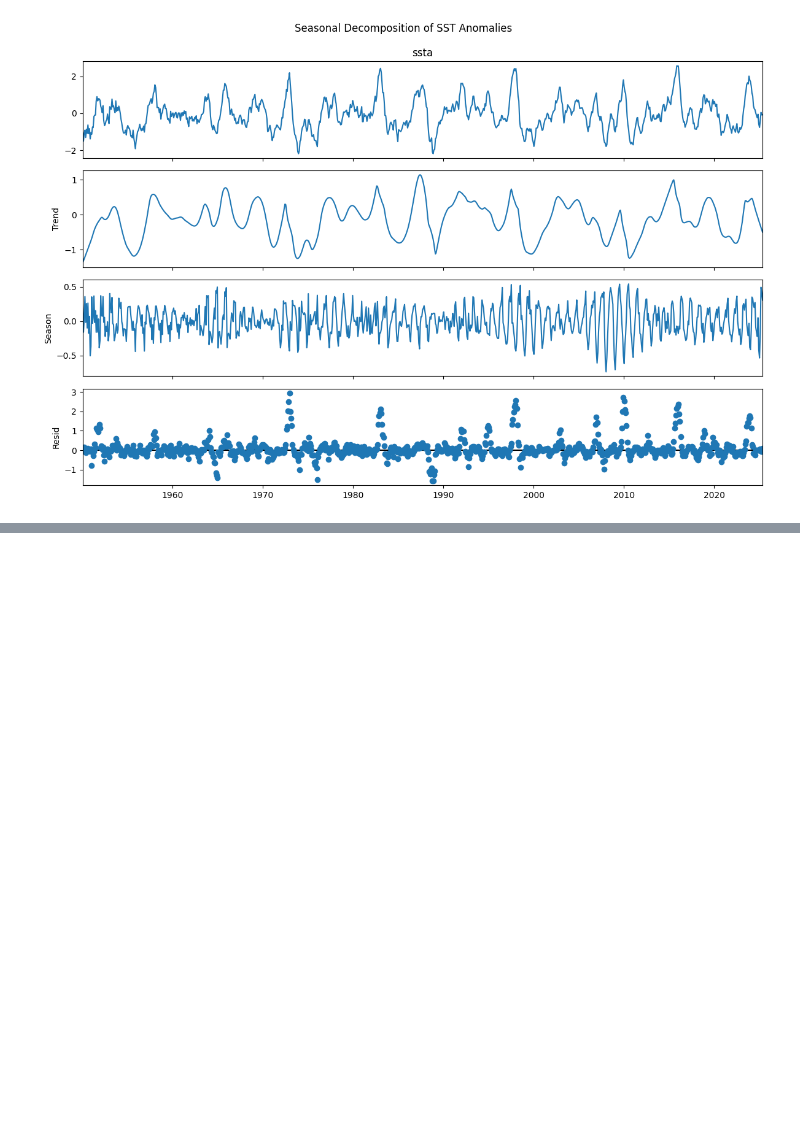
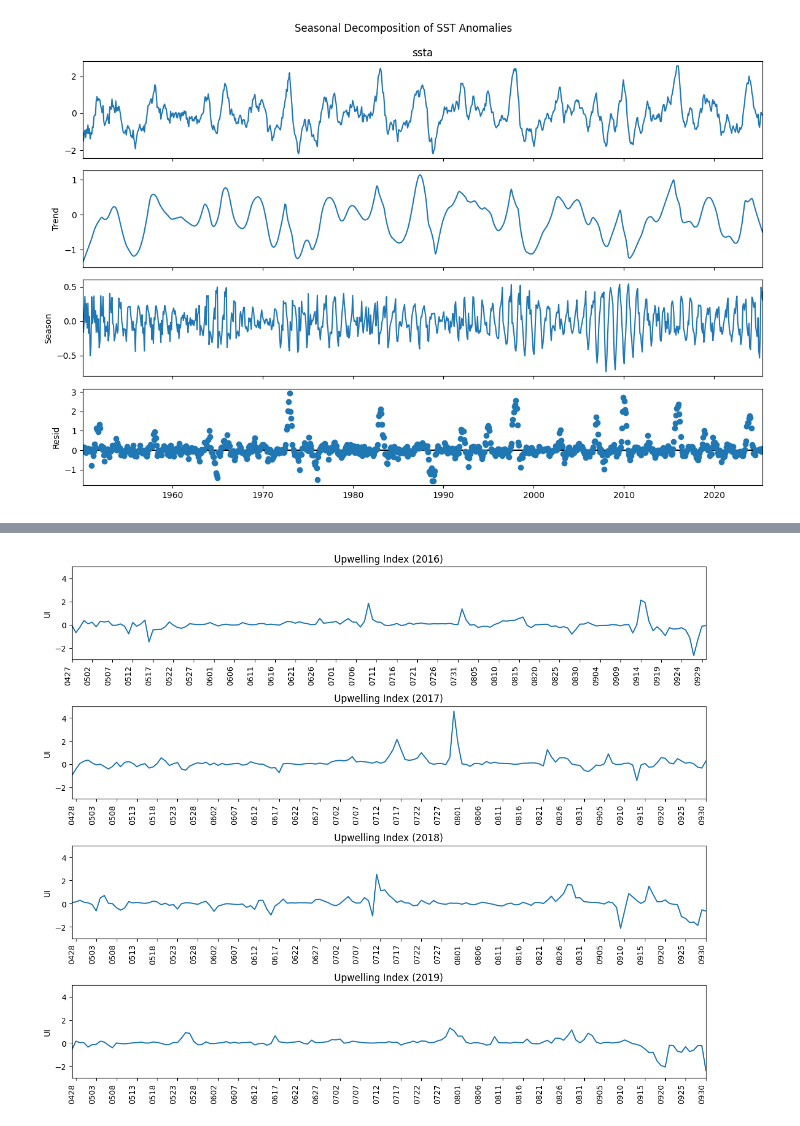
Before and after one commit to ODBapp/2025_NODASS_workshop, a Jupyter notebook: src/odb.ipynb, the cells around one changed output, grey strips where cells are left out. Saved outputs shown, nothing was run; the diff lists cells and outputs as text; code cells hidden in the pictures; blank space fills up the shorter version.

```diff
--- a/src/odb.ipynb
+++ b/src/odb.ipynb
@@ -1486,0 +1675,4 @@ plt.tight_layout()
+# %%
+Ld_df = cwa_sites_df[cwa_sites_df['site']=='Longdong']
+ui_daily = calc_ui(Ld_df, 'Longdong', coast_angle=18).resample("D").mean()
+print(ui_daily.head())
@@ -1486,0 +1687,36 @@ plt.tight_layout()
+# %%
+#Compare to Huang et al., 2021 Fig.3
+import matplotlib.pyplot as plt
+import matplotlib.dates as mdates
+from matplotlib.dates import DateFormatter
+
+# 時間範圍設定（可根據實際需要調整或擴充）
+periods = {
+    "2016": ("2016-04-27", "2016-09-30"),
+    "2017": ("2017-04-27", "2017-09-30"),
+    "2018": ("2018-04-27", "2018-09-30"),
+    "2019": ("2019-04-27", "2019-09-30"),
+}
+
+# 動態建立 subplot，根據有幾個年份來建立幾個 subplot
+fig, axes = plt.subplots(len(periods), 1, figsize=(12, 2.5 * len(periods)), sharey=True)
+
+# 如果只有一個子圖，axes 不會是 list，需要統一格式
+if len(periods) == 1:
+    axes = [axes]
+
+# 畫圖迴圈
+for ax, (year, (start, end)) in zip(axes, periods.items()):
+    ax.plot(ui_daily.index, ui_daily, label="Upwelling index (UI)", color="tab:blue")
+    ax.set_title(f"Upwelling Index ({year})")
+    ax.set_ylabel("UI")
+    ax.set_xlim(pd.Timestamp(start), pd.Timestamp(end))
+    ax.set_ylim(-3, 5)
+    ax.xaxis.set_major_locator(mdates.DayLocator(interval=5))
+    ax.xaxis.set_major_formatter(DateFormatter("%m%d"))
+    plt.setp(ax.get_xticklabels(), rotation=90, ha='right')
+
+plt.tight_layout()
+plt.show()
+# %% [output]
+[figure, added]
```
Also changed, not shown: parts of 21 cells of this notebook.
